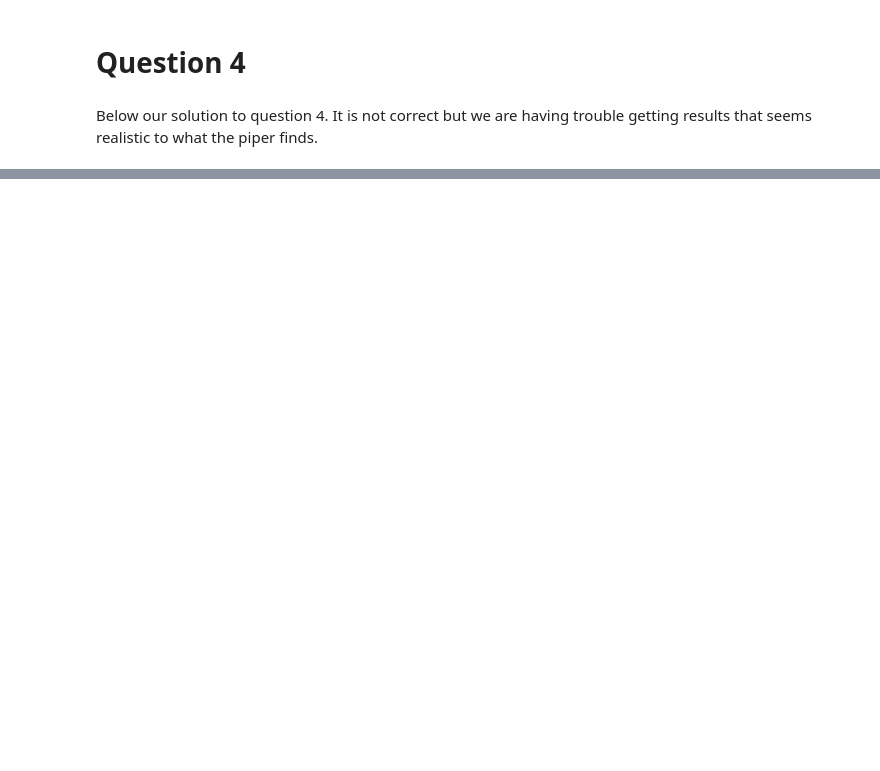
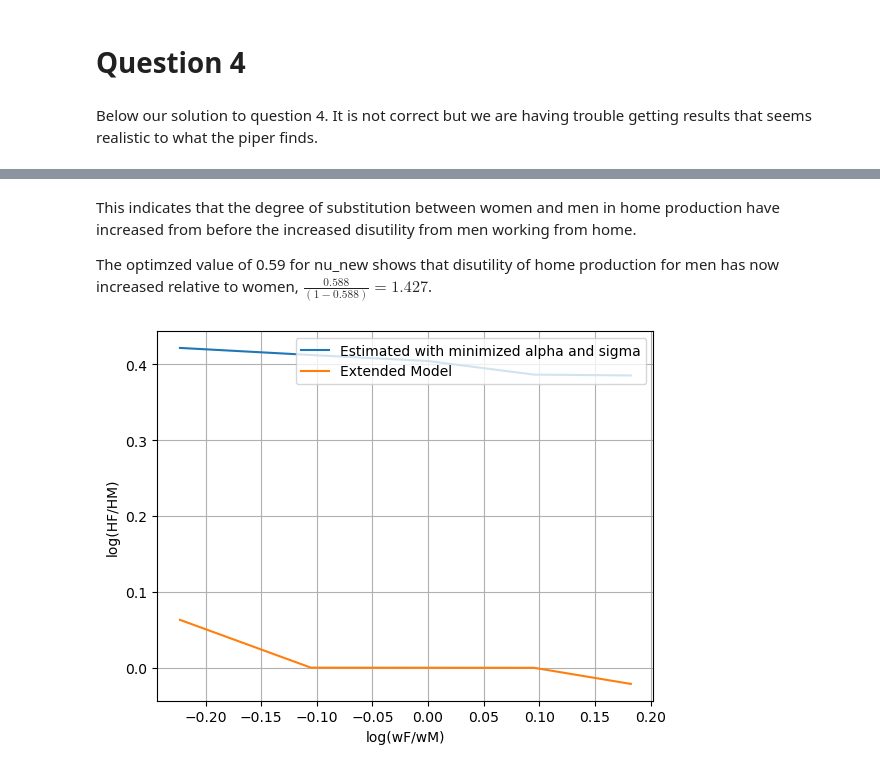
Before and after one commit to NumEconCopenhagen/projects-2023-rvcode, a Jupyter notebook: inauguralproject/inauguralproject.ipynb, the cells around one changed output, grey strips where cells are left out. Cells and saved outputs as stored; diff of their text form; code cells hidden in the pictures; blank space fills up the shorter version.

```diff
--- a/inauguralproject/inauguralproject.ipynb
+++ b/inauguralproject/inauguralproject.ipynb
@@ -194,0 +243,29 @@ sigma: 0.08788807415264957
+# %% [markdown]
+This indicates that the degree of substitution between women and men in home production have increased from before the increased disutility from men working from home.
+
+The optimzed value of 0.59 for nu_new shows that disutility of home production for men has now increased relative to women, $\frac{0.588}{(1-0.588)} = 1.427$.
+# %%
+x_values = np.log(hsm.par.wF_vec/hsm.par.wM)
+
+y_values = sol.beta0 + sol.beta1 * x_values
+
+#plotting results in a plot
+plt.plot(logwFwM_ratio, logHFHM_ratio_continous, label='Estimated with minimized alpha and sigma')
+
+
+# Now running the model with the new parameters and get the ratio
+Home_ratio = hsm.solve_wF_vec(discrete = False)
+log_w_rat = np.log(hsm.par.wF_vec / hsm.par.wM)
+y_values_Q5 = np.log(Home_ratio)
+
+# Adding the regression line from Q5
+plt.plot(log_w_rat, y_values_Q5, label='Extended Model')
+
+# Add labels, legend and show the plot
+plt.xlabel('log(wF/wM)')
+plt.ylabel('log(HF/HM)')
+plt.legend(loc='upper right')
+plt.grid(True)
+plt.show()
+# %% [output]
+[figure, added]
```
Also changed, not shown: parts of 11 cells of this notebook.
